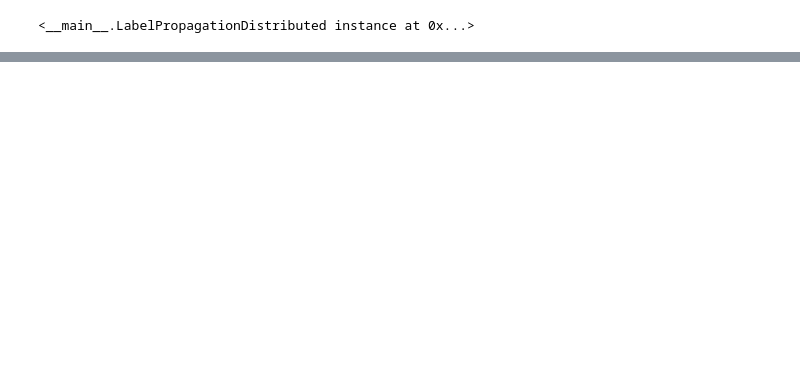
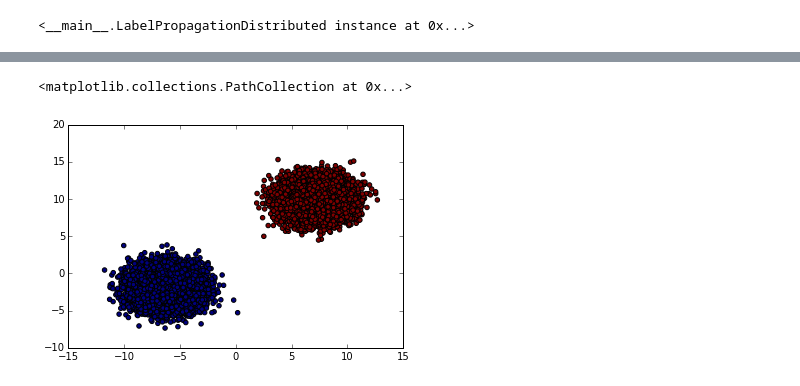
Before and after one commit to quinngroup/fergus-ssl, a Jupyter notebook: notebooks/debugFile.ipynb, the cells around one changed output, grey strips where cells are left out. Saved outputs shown, nothing was run; the diff lists cells and outputs as text; code cells hidden in the pictures; blank space fills up the shorter version.

```diff
--- a/notebooks/debugFile.ipynb
+++ b/notebooks/debugFile.ipynb
@@ -375,0 +360,5 @@ plt.scatter(range(len(tl)),tl, marker='o', c=lpd.labels_.collect(),cmap=('ocean'
+# %%
+plt.scatter(trainX[:,0],trainX[:,1],c=labels_)
+# %% [output]
+<matplotlib.collections.PathCollection at 0x...>
+[figure, added]
```
Also changed, not shown: parts of 19 cells of this notebook, 26 other files.
